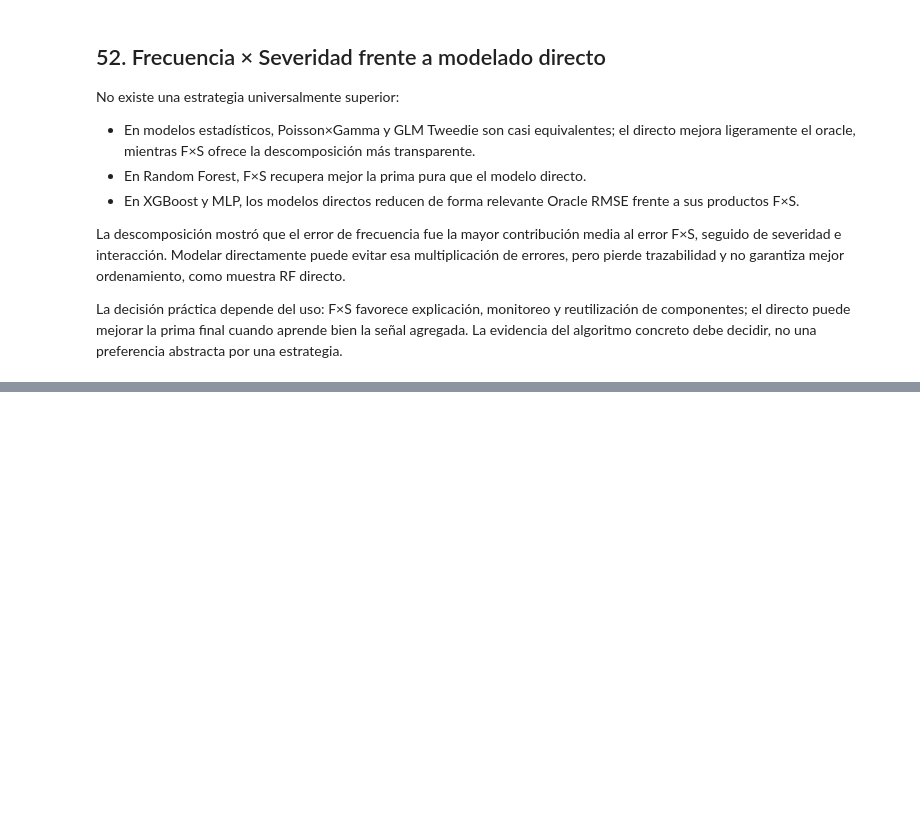
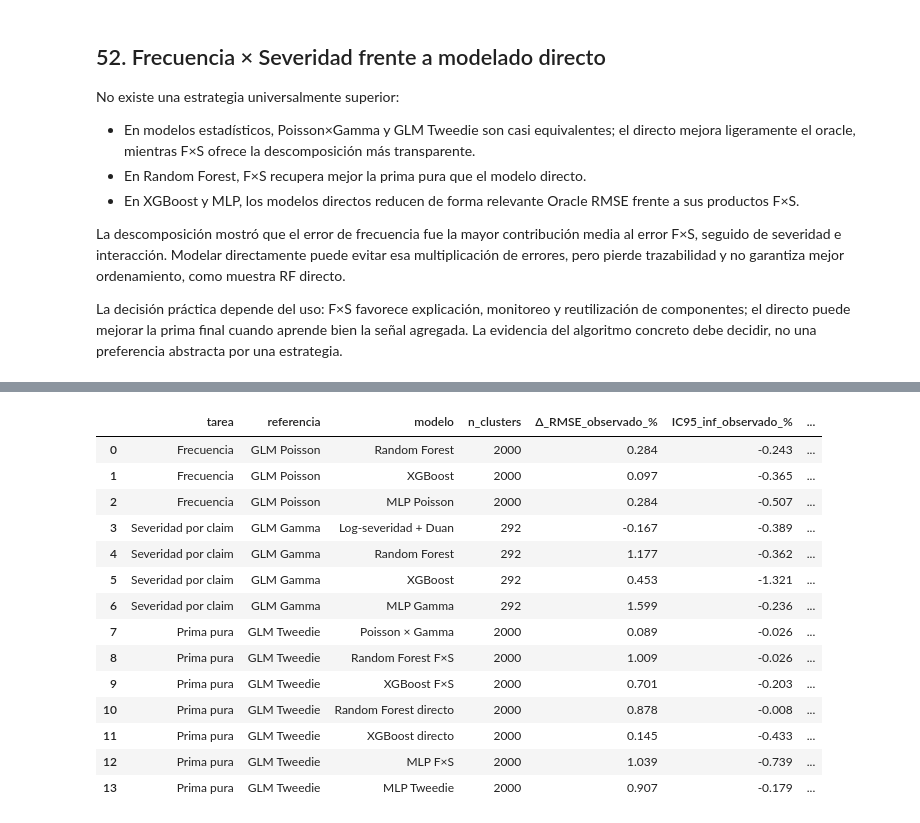
Before and after one commit to ActuarioDereckFuzz/Modelos_estadisticosvsMLvsDeep-Learning, a Jupyter notebook: notebooks/06_model_comparison.ipynb, the cells around one changed output, grey strips where cells are left out. Cells and saved outputs as stored; diff of their text form; code cells hidden in the pictures; blank space fills up the shorter version.

```diff
--- a/notebooks/06_model_comparison.ipynb
+++ b/notebooks/06_model_comparison.ipynb
@@ -2214,0 +2337,84 @@ La decisión práctica depende del uso: F×S favorece explicación, monitoreo y
+# %%
+def bootstrap_paired_rmse(
+    frame, observed_column, oracle_column, model_columns, reference_model,
+    task, seed, n_bootstrap=1500,
+):
+    """Bootstrap pareado por póliza; los claims se mantienen agrupados por policy_id."""
+    assert reference_model in model_columns
+    assert frame["policy_id"].notna().all()
+    grouped_losses = {}
+    observed = frame[observed_column].to_numpy(float)
+    oracle = frame[oracle_column].to_numpy(float)
+    for name, column in model_columns.items():
+        preds = frame[column].to_numpy(float)
+        grouped_losses[(name, "observado")] = (preds - observed)**2
+        grouped_losses[(name, "oracle")] = (preds - oracle)**2
+
+    # Nombres planos evitan índices multinivel al agrupar los errores.
+    losses = pd.DataFrame({
+        f"{name}::{criterion}": values
+        for (name, criterion), values in grouped_losses.items()
+    })
+    losses.insert(0, "policy_id", frame["policy_id"].to_numpy())
+    # Cada fila resultante es la suma de pérdidas cuadráticas de una póliza.
+    cluster_losses = losses.groupby("policy_id", sort=True).sum()
+    clusters = len(cluster_losses)
+    assert clusters == frame["policy_id"].nunique()
+    rng = np.random.default_rng(seed)
+    sampled_indices = rng.integers(0, clusters, size=(n_bootstrap, clusters))
+    # Pesos indican cuántas veces se selecciona cada póliza, para respetar
+    # agrupamientos sin crear una matriz gigante de claims repetidos.
+    weights = np.stack([np.bincount(row, minlength=clusters) for row in sampled_indices])
+    bootstrap_sum_squared = weights @ cluster_losses.to_numpy(float)
+    all_sum_squared = cluster_losses.sum(axis=0)
+    index = {pair: i for i, pair in enumerate(grouped_losses)}
+    rows = []
+    for model in model_columns:
+        if model == reference_model:
+            continue
+        row = {"tarea": task, "referencia": reference_model, "modelo": model,
+               "n_clusters": clusters}
+        for criterion in ["observado", "oracle"]:
+            idx_model = index[(model, criterion)]
+            idx_ref = index[(reference_model, criterion)]
+            estimate = 100 * (np.sqrt(all_sum_squared.iloc[idx_model] / all_sum_squared.iloc[idx_ref]) - 1)
+            ratios = np.sqrt(bootstrap_sum_squared[:, idx_model] / bootstrap_sum_squared[:, idx_ref])
+            ci_low, ci_high = np.quantile(100 * (ratios - 1), [0.025, 0.975])
+            row[f"Δ_RMSE_{criterion}_%"] = estimate
+            row[f"IC95_inf_{criterion}_%"] = ci_low
+            row[f"IC95_sup_{criterion}_%"] = ci_high
+        rows.append(row)
+    return pd.DataFrame(rows)
+
+bootstrap_rmse_differences = pd.concat([
+    bootstrap_paired_rmse(
+        policy_predictions, "numero_siniestros", "lambda_real", FREQUENCY_MODELS,
+        "GLM Poisson", "Frecuencia", seed=20261022,
+    ),
+    bootstrap_paired_rmse(
+        severity_predictions, "severidad", "severidad_esperada_real", SEVERITY_MODELS,
+        "GLM Gamma", "Severidad por claim", seed=20261023,
+    ),
+    bootstrap_paired_rmse(
+        policy_predictions, "costo_siniestros", "prima_pura_real",
+        {name: spec["columna"] for name, spec in PURE_PREMIUM_MODELS.items()},
+        "GLM Tweedie", "Prima pura", seed=20261024,
+    ),
+], ignore_index=True)
+display(bootstrap_rmse_differences.round(3))
+# %% [output]
+|  | tarea | referencia | modelo | n_clusters | Δ_RMSE_observado_% | IC95_inf_observado_% | ... |
+| 0 | Frecuencia | GLM Poisson | Random Forest | 2000 | 0.284 | -0.243 | ... |
+| 1 | Frecuencia | GLM Poisson | XGBoost | 2000 | 0.097 | -0.365 | ... |
+| 2 | Frecuencia | GLM Poisson | MLP Poisson | 2000 | 0.284 | -0.507 | ... |
+| 3 | Severidad por claim | GLM Gamma | Log-severidad + Duan | 292 | -0.167 | -0.389 | ... |
+| 4 | Severidad por claim | GLM Gamma | Random Forest | 292 | 1.177 | -0.362 | ... |
+| 5 | Severidad por claim | GLM Gamma | XGBoost | 292 | 0.453 | -1.321 | ... |
+| 6 | Severidad por claim | GLM Gamma | MLP Gamma | 292 | 1.599 | -0.236 | ... |
+| 7 | Prima pura | GLM Tweedie | Poisson × Gamma | 2000 | 0.089 | -0.026 | ... |
+| 8 | Prima pura | GLM Tweedie | Random Forest F×S | 2000 | 1.009 | -0.026 | ... |
+| 9 | Prima pura | GLM Tweedie | XGBoost F×S | 2000 | 0.701 | -0.203 | ... |
+| 10 | Prima pura | GLM Tweedie | Random Forest directo | 2000 | 0.878 | -0.008 | ... |
+| 11 | Prima pura | GLM Tweedie | XGBoost directo | 2000 | 0.145 | -0.433 | ... |
+| 12 | Prima pura | GLM Tweedie | MLP F×S | 2000 | 1.039 | -0.739 | ... |
+| 13 | Prima pura | GLM Tweedie | MLP Tweedie | 2000 | 0.907 | -0.179 | ... |
```
Also changed, not shown: parts of 36 cells of this notebook.
